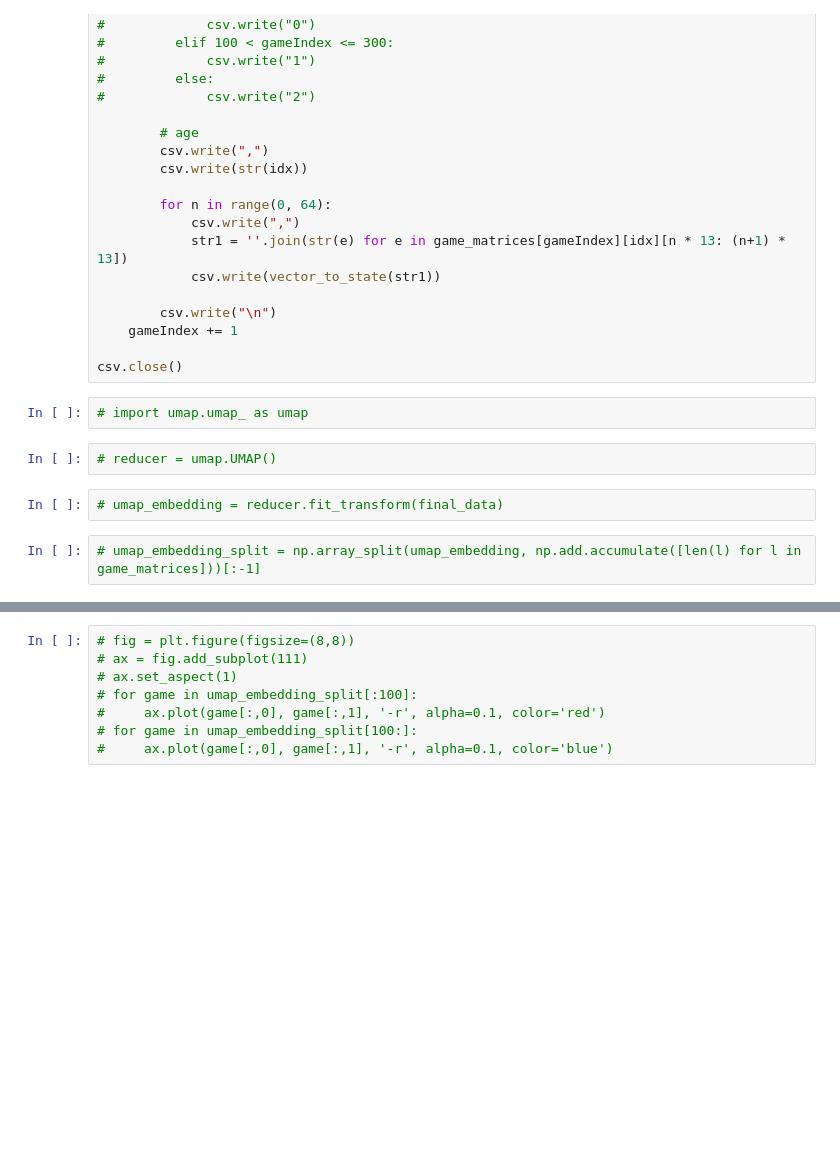
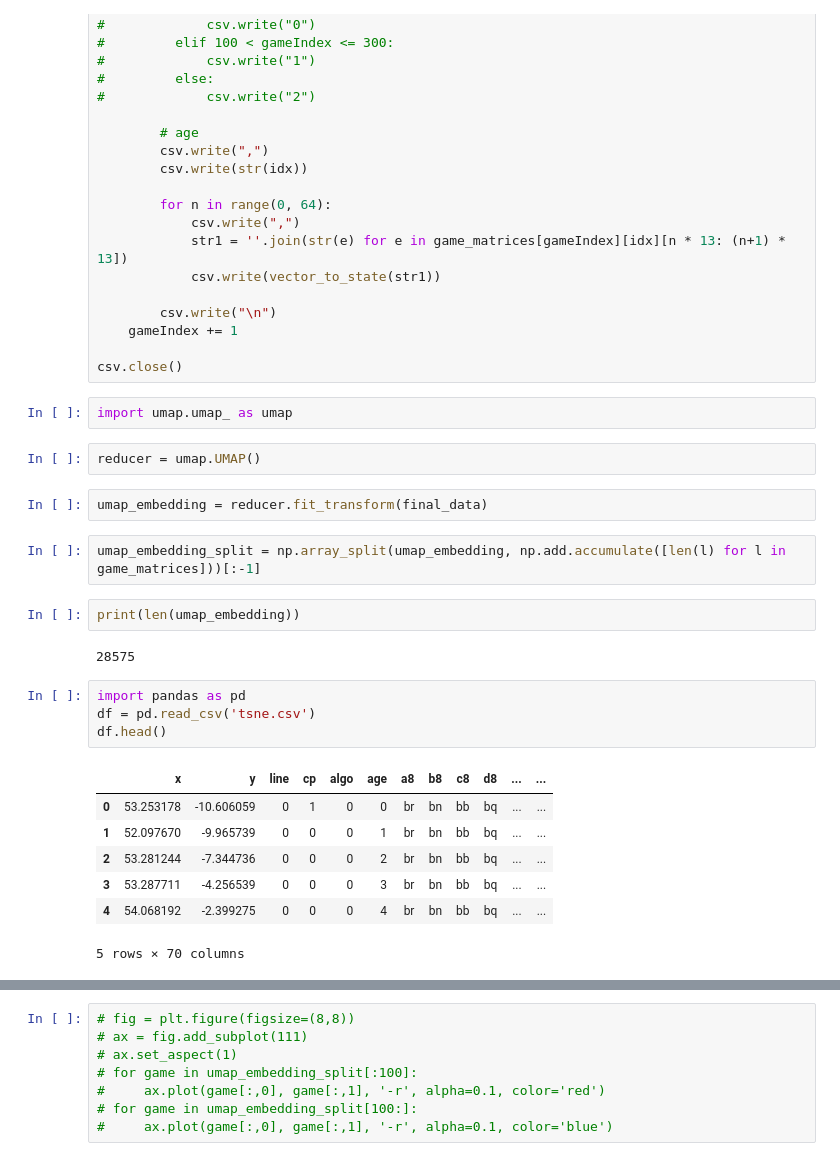
Before and after one commit to jku-vds-lab/projection-space-explorer, a Jupyter notebook: notebooks/lc0 misc/chess_notebook_updated.ipynb, the cells around one changed output, grey strips where cells are left out. Cells and saved outputs as stored; diff of their text form; blank space fills up the shorter version.

Commit message:
chess umap updates, rename tsne csv

```diff
--- a/notebooks/lc0 misc/chess_notebook_updated.ipynb
+++ b/notebooks/lc0 misc/chess_notebook_updated.ipynb
@@ -258,10 +312,26 @@ for gameIndex, game in enumerate(embedding_split):
 
 csv.close()
 # %%
-# import umap.umap_ as umap
+import umap.umap_ as umap
 # %%
-# reducer = umap.UMAP()
+reducer = umap.UMAP()
 # %%
-# umap_embedding = reducer.fit_transform(final_data)
+umap_embedding = reducer.fit_transform(final_data)
 # %%
-# umap_embedding_split = np.array_split(umap_embedding, np.add.accumulate([len(l) for l in game_matrices]))[:-1]
+umap_embedding_split = np.array_split(umap_embedding, np.add.accumulate([len(l) for l in game_matrices]))[:-1]
+# %%
+print(len(umap_embedding))
+# %% [output]
+28575
+# %%
+import pandas as pd
+df = pd.read_csv('tsne.csv')
+df.head()
+# %% [output]
+|  | x | y | line | cp | algo | age | a8 | b8 | c8 | d8 | ... | ... |
+| 0 | 53.253178 | -10.606059 | 0 | 1 | 0 | 0 | br | bn | bb | bq | ... | ... |
+| 1 | 52.097670 | -9.965739 | 0 | 0 | 0 | 1 | br | bn | bb | bq | ... | ... |
+| 2 | 53.281244 | -7.344736 | 0 | 0 | 0 | 2 | br | bn | bb | bq | ... | ... |
+| 3 | 53.287711 | -4.256539 | 0 | 0 | 0 | 3 | br | bn | bb | bq | ... | ... |
+| 4 | 54.068192 | -2.399275 | 0 | 0 | 0 | 4 | br | bn | bb | bq | ... | ... |
+5 rows × 70 columns
```
Also changed, not shown: parts of 9 cells of this notebook, 1 other file.
